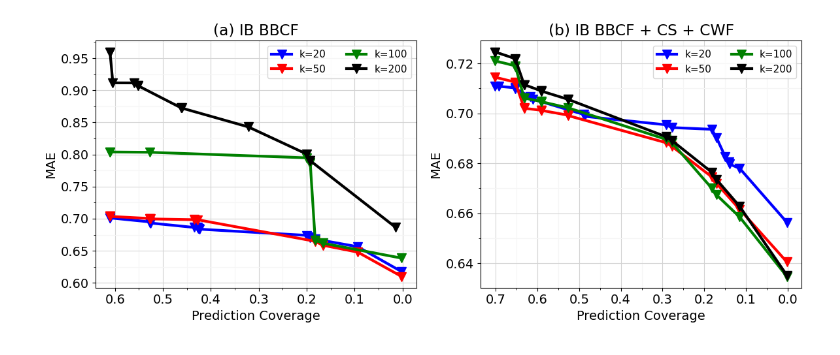
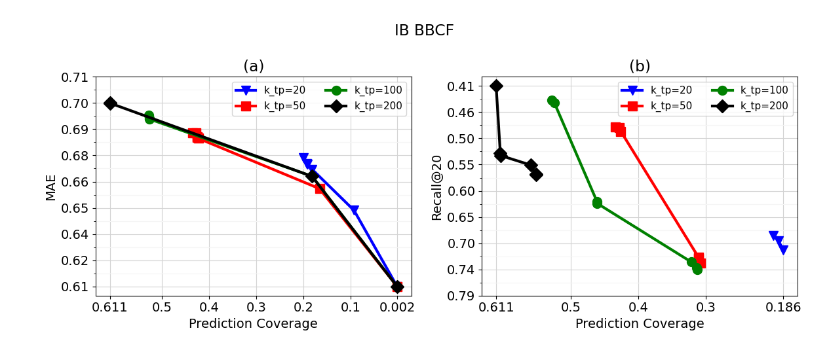
Before and after one commit to bernardocrodrigues/RecoBinaPs, a Jupyter notebook: notebooks/experiments/plot/plot_defesa.ipynb, the cells around one changed output. Drawn from its saved outputs; the diff is of its cells as text; code cells hidden in the pictures.

```diff
--- a/notebooks/experiments/plot/plot_defesa.ipynb
+++ b/notebooks/experiments/plot/plot_defesa.ipynb
@@ -1,6 +1,4 @@
 # %%
-# plt.rcParams['text.usetex'] = True
-
 from evaluation.strategies import (
     PredictionCoverageStrategy,
     MAEStrategy,
@@ -9,7 +7,8 @@ from evaluation.strategies import (
     NDCGStrategy,
 )
 
-class TotalTimeStrategyMock():
+
+class TotalTimeStrategyMock:
 
     @staticmethod
     def get_name() -> str:
@@ -442,66 +691,93 @@ plt.savefig("image.png", dpi=150)
 # %%
 fig, axis = plt.subplots(1, 2, figsize=figure_size)
 
-objectives = [PredictionCoverageStrategy, MAEStrategy]
-
-algorithm_list = [("IB BBCF", IB_BBCF_VANILLA), ("IB BBCF + CS + CWF", IB_BBCF_COSINE_DOUBLE_WEIGHT)]
-
+objectives_list = [
+    [PredictionCoverageStrategy, MAEStrategy],
+    [PredictionCoverageStrategy, RecallAtKStrategy],
+]
 
 fixed_parameters = [
-    {"knn_k": 20},
-    {"knn_k": 50},
-    {"knn_k": 100},
-    {"knn_k": 200},
+    {"number_of_top_k_biclusters": 10},
+    {"number_of_top_k_biclusters": 50},
+    {"number_of_top_k_biclusters": 100},
+    {"number_of_top_k_biclusters": 200},
 ]
 
-labels = ["k=20", "k=50", "k=100", "k=200"]
+labels = ["k_tp=20", "k_tp=50", "k_tp=100", "k_tp=200"]
 colors = ["blue", "red", "green", "black"]
+markers = ["v", "s", "o", "D"]
 
-for alg_id, (name, algorithm) in enumerate(algorithm_list):
+for alg_id, objectives in enumerate(objectives_list):
+
+    x_mins = []
+    x_maxs = []
+    y_mins = []
+    y_maxs = []
 
     filtered = []
     for fixed_parameter in fixed_parameters:
-        filtered.append(filter_solutions(algorithm, fixed_parameter))
+        filtered.append(filter_solutions(IB_BBCF_VANILLA, fixed_parameter))
 
     paretos = []
     for filtered in filtered:
         pareto_frontier, _ = get_pareto_frontier(filtered, objectives)
         paretos.append(pareto_frontier)
 
-    for pareto, label, color in zip(paretos, labels, colors):
+    for pareto, label, color, marker in zip(paretos, labels, colors, markers):
 
-        add_frontier(axis[alg_id], pareto, color, label, objectives, makers=True)
+        x_min, x_max, y_min, y_max = add_frontier(axis[alg_id], pareto, color, marker, label, objectives, True)
+
+        x_mins.append(x_min)
+        x_maxs.append(x_max)
+        y_mins.append(y_min)
+        y_maxs.append(y_max)
 
         if objectives[0].is_better_higher():
             axis[alg_id].invert_xaxis()
 
         if objectives[1].is_better_higher():
             axis[alg_id].invert_yaxis()
 
     axis[alg_id].set_xlabel(pretty_names[objectives[0].get_name()])
     axis[alg_id].set_ylabel(pretty_names[objectives[1].get_name()])
 
     axis[alg_id].legend(loc="upper right", ncol=2, fontsize=11)
-    axis[alg_id].xaxis.set_minor_locator(
-        ticker.AutoMinorLocator(2)
-    )  # Draw 2 minor grid lines per major grid line on the x-axis
+
     axis[alg_id].yaxis.set_minor_locator(ticker.AutoMinorLocator(2))
     axis[alg_id].grid(True, which="major", color="lightgray")
     axis[alg_id].grid(True, which="minor", color="whitesmoke")
 
     if objectives[0].is_better_higher():
         axis[alg_id].invert_xaxis()
 
     if objectives[1].is_better_higher():
         axis[alg_id].invert_yaxis()
 
+    axis[alg_id].set_title("(a)" if alg_id == 0 else "(b)", loc="center")
 
-    axis[alg_id].set_title(f"(a) {name}" if alg_id == 0 else f"(b) {name}", loc='center')
+    steps = 2
+    min_value = min(x_mins)
+    max_value = max(x_maxs)
+    middle_ticks = np.arange(round(min_value, 1) + 0.1, max_value - 0.1 , 0.1)
+    ticks = [min_value] + list(middle_ticks) + [max_value]
+    axis[alg_id].set_xticks(ticks)
+    axis[alg_id].xaxis.set_major_formatter(
+        FuncFormatter(lambda x, _: f"{x:.3f}" if x not in np.arange(0.1, 1, 0.1) else f"{x:.1f}")
+    )
 
-    # axis[alg_id].set_title(name)
+    steps = 7
+    min_value = min(y_mins)
+    max_value = max(y_maxs)
+    step = (max_value - min_value) / steps
+    ticks = np.arange(min_value, max_value + step, step)
+    axis[alg_id].set_yticks(ticks)
+    axis[alg_id].yaxis.set_major_formatter(
+        FuncFormatter(lambda x, _: f"{x:.2f}")
+    )
 
+fig.suptitle("IB BBCF")
 plt.tight_layout()
 # plt.show()
 plt.savefig("image.png", dpi=150)
 # %% [output]
-[figure, old version]
+[figure, new version]
```
Also changed, not shown: parts of 13 cells of this notebook.
